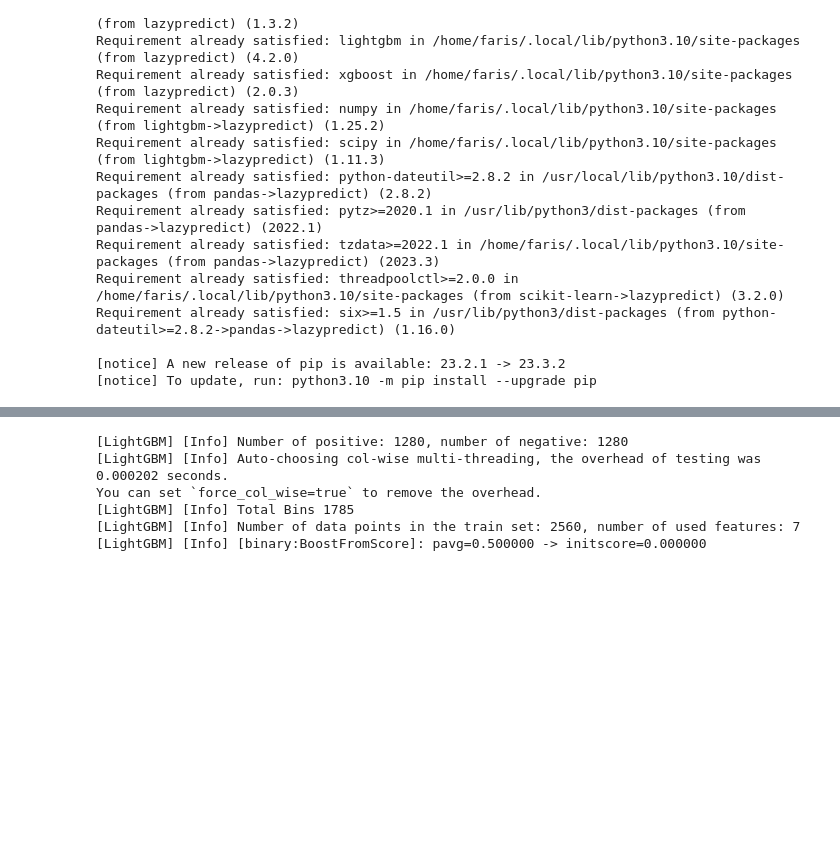
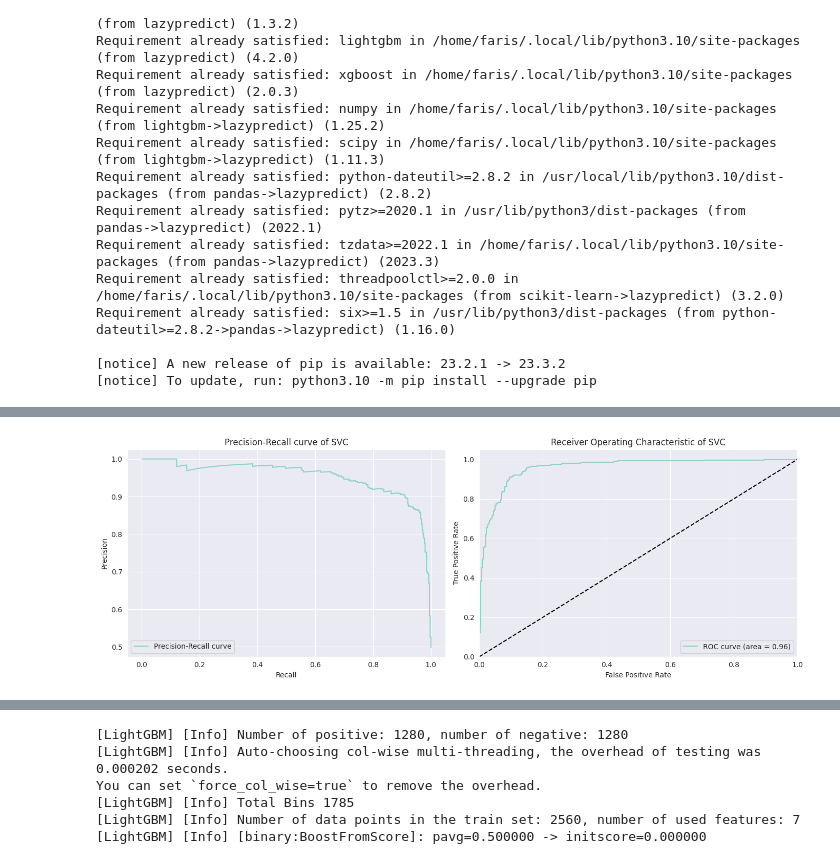
Before and after one commit to faris771/Apple_Quality_Classifier, a Jupyter notebook: main.ipynb, the cells around one changed output, grey strips where cells are left out. Drawn from its saved outputs; the diff is of its cells as text; code cells hidden in the pictures; blank space fills up the shorter version.

```diff
--- a/main.ipynb
+++ b/main.ipynb
@@ -657,0 +695,4 @@ Requirement already satisfied: six>=1.5 in /usr/lib/python3/dist-packages (from
+# %%
+report_classifiers_curves(svc_model)
+# %% [output]
+[figure, added]
```
Also changed, not shown: parts of 3 cells of this notebook.
